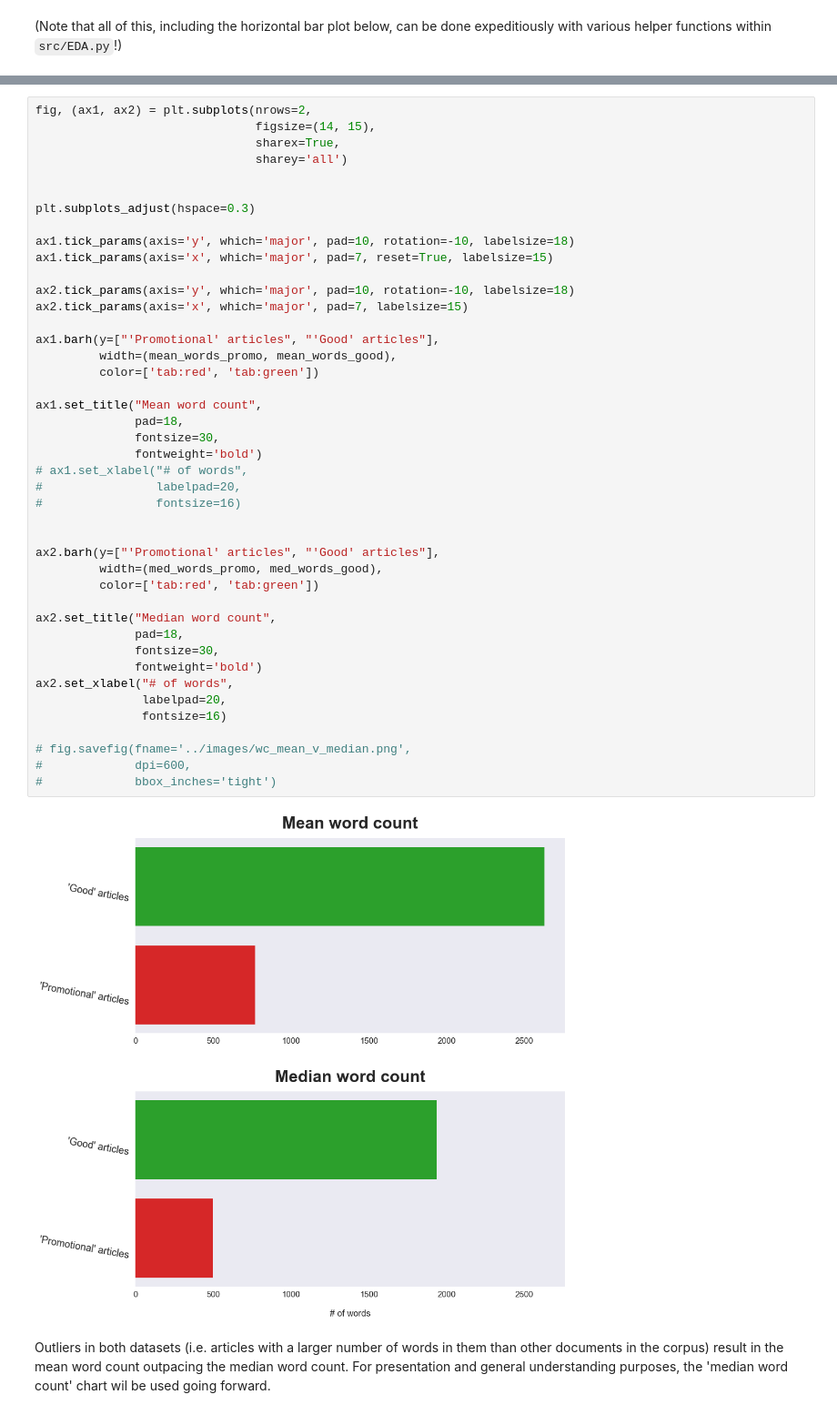
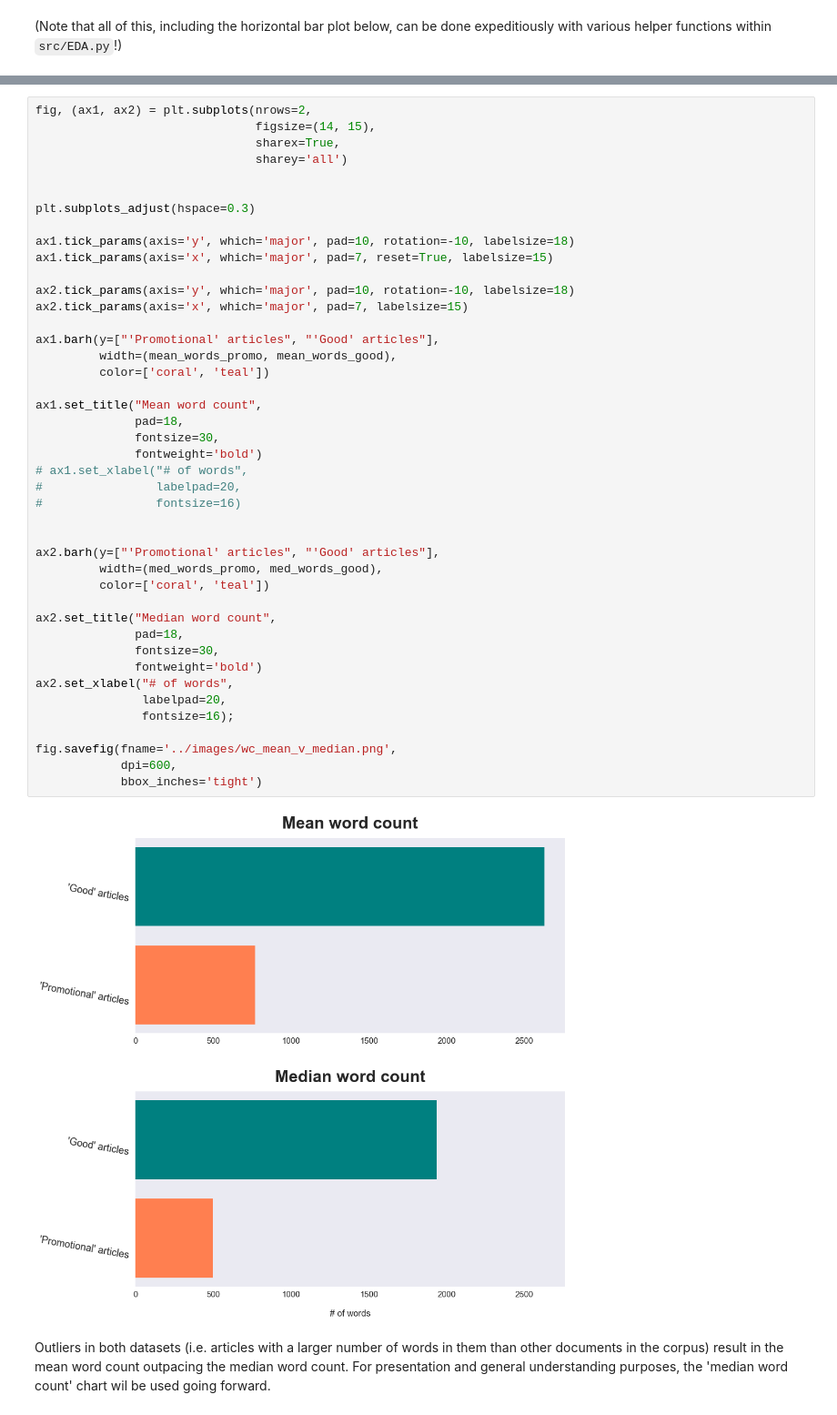
Before and after one commit to toastdeini/Wikipedia-article-quality, a Jupyter notebook: prep/Exploratory_Analysis.ipynb, the cells around one changed output, grey strips where cells are left out. Shown at 91% size. Drawn from its saved outputs; the diff is of its cells as text.

```diff
--- a/prep/Exploratory_Analysis.ipynb
+++ b/prep/Exploratory_Analysis.ipynb
@@ -308,40 +310,40 @@ plt.subplots_adjust(hspace=0.3)
 
 ax1.tick_params(axis='y', which='major', pad=10, rotation=-10, labelsize=18)
 ax1.tick_params(axis='x', which='major', pad=7, reset=True, labelsize=15)
 
 ax2.tick_params(axis='y', which='major', pad=10, rotation=-10, labelsize=18)
 ax2.tick_params(axis='x', which='major', pad=7, labelsize=15)
 
 ax1.barh(y=["'Promotional' articles", "'Good' articles"],
          width=(mean_words_promo, mean_words_good),
-         color=['tab:red', 'tab:green'])
+         color=['coral', 'teal'])
 
 ax1.set_title("Mean word count",
               pad=18,
               fontsize=30,
               fontweight='bold')
 # ax1.set_xlabel("# of words",
 #                labelpad=20,
 #                fontsize=16)
 
 
 ax2.barh(y=["'Promotional' articles", "'Good' articles"],
          width=(med_words_promo, med_words_good),
-         color=['tab:red', 'tab:green'])
+         color=['coral', 'teal'])
 
 ax2.set_title("Median word count",
               pad=18,
               fontsize=30,
               fontweight='bold')
 ax2.set_xlabel("# of words",
                labelpad=20,
-               fontsize=16)
+               fontsize=16);
 
-# fig.savefig(fname='../images/wc_mean_v_median.png',
-#             dpi=600,
-#             bbox_inches='tight')
+fig.savefig(fname='../images/wc_mean_v_median.png',
+            dpi=600,
+            bbox_inches='tight')
 # %% [output]
-[figure, old version]
+[figure, new version]
 # %% [markdown]
 Outliers in both datasets (i.e. articles with a larger number of words in them than other documents in the corpus) result in the mean word count outpacing the median word count. For presentation and general understanding purposes, the 'median word count' chart wil be used going forward.
 # %% [markdown]
```
Also changed, not shown: parts of 13 cells of this notebook.
